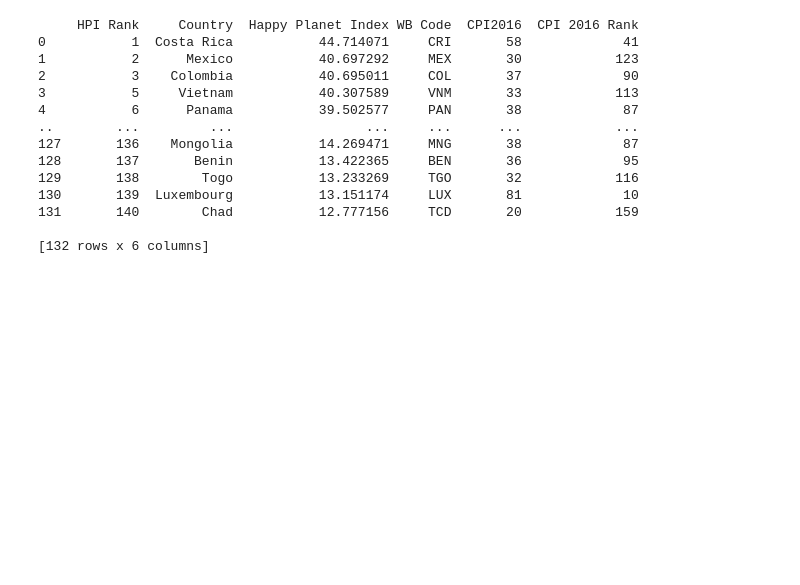
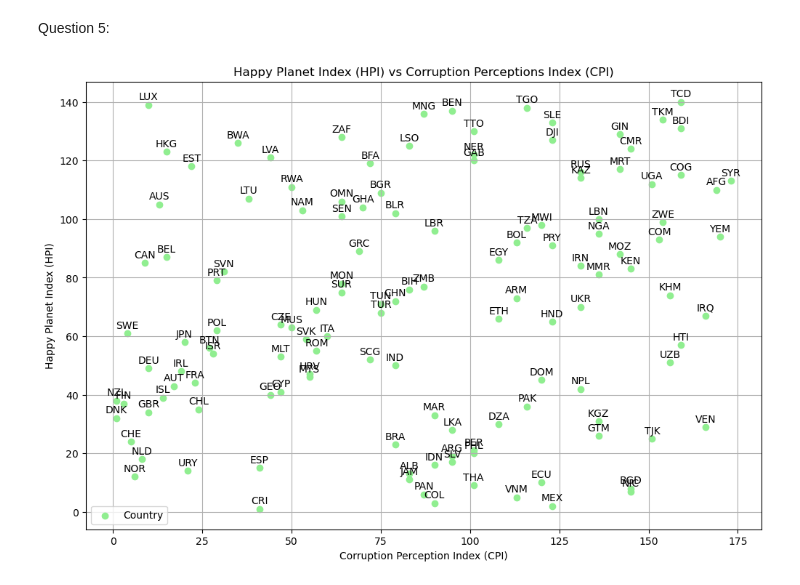
Before and after one commit to ahugari/DIAML, a Jupyter notebook: Assignment 2/miraguha_DIAML_Assignment2.ipynb, the cells around one changed output. Saved outputs shown, nothing was run; the diff lists cells and outputs as text; code cells hidden in the pictures; blank space fills up the shorter version.

```diff
--- a/Assignment 2/miraguha_DIAML_Assignment2.ipynb
+++ b/Assignment 2/miraguha_DIAML_Assignment2.ipynb
@@ -308,29 +312,24 @@ IndexError: index 0 is out of bounds for axis 0 with size 0
+# %% [markdown]
+Question 5:
 # %%
 import pandas as pd
 
 import matplotlib.pyplot as plt
 
 cpi_df = pd.read_excel('data/CPI_results.xlsx', sheet_name='CPI 2015-2016', usecols='A,B,C,F')
 hpi_df  = pd.read_excel('data/hpi-data.xlsx', sheet_name='Rank order', usecols='B,C,J', skiprows=6)
 
 hpi_cpi_df = pd.merge(hpi_df, cpi_df,on=['Country'])
 
 plt.figure(figsize=(12,8))
-plt.title("")
-
-print(hpi_cpi_df)
+plt.title("Happy Planet Index (HPI) vs Corruption Perceptions Index (CPI)")
+plt.scatter( hpi_cpi_df['CPI 2016 Rank'], hpi_cpi_df['HPI Rank'], marker='o', color='lightgreen', label="Country")
+for index, row in hpi_cpi_df.iterrows():
+    plt.annotate(row['WB Code'], ( row['CPI 2016 Rank'],row['HPI Rank']), textcoords="offset points", xytext=(0,5), ha='center')
+plt.xlabel("Corruption Perception Index (CPI)")
+plt.ylabel("Happy Planet Index (HPI)")
+plt.grid(True)
+plt.legend()
+plt.show()
 # %% [output]
-     HPI Rank     Country  Happy Planet Index WB Code  CPI2016  CPI 2016 Rank
-0           1  Costa Rica           44.714071     CRI       58             41
-1           2      Mexico           40.697292     MEX       30            123
-2           3    Colombia           40.695011     COL       37             90
-3           5     Vietnam           40.307589     VNM       33            113
-4           6      Panama           39.502577     PAN       38             87
-..        ...         ...                 ...     ...      ...            ...
-127       136    Mongolia           14.269471     MNG       38             87
-128       137       Benin           13.422365     BEN       36             95
-129       138        Togo           13.233269     TGO       32            116
-130       139  Luxembourg           13.151174     LUX       81             10
-131       140        Chad           12.777156     TCD       20            159
-
-[132 rows x 6 columns]
+[figure, added]
```
Also changed, not shown: parts of 9 cells of this notebook, 3 other files.
